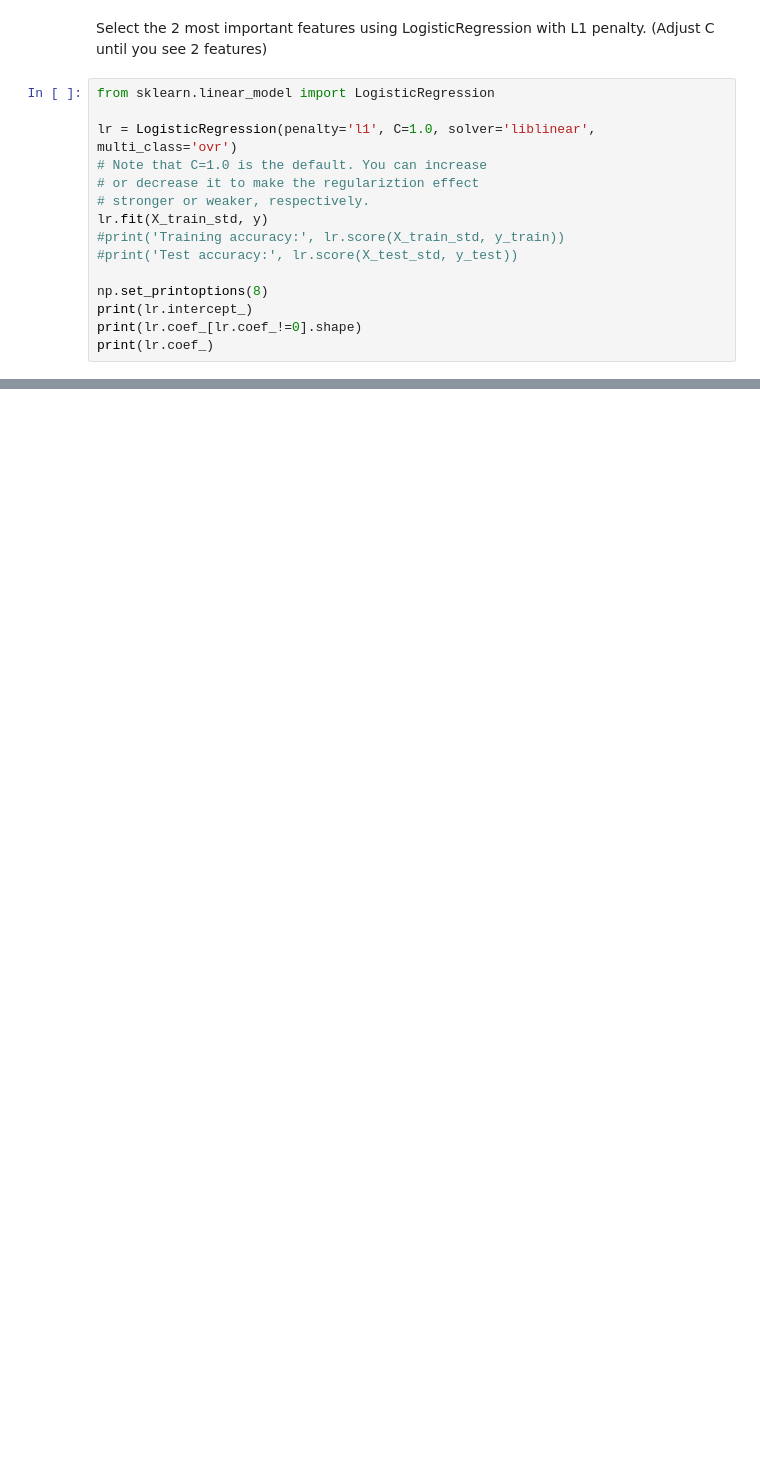
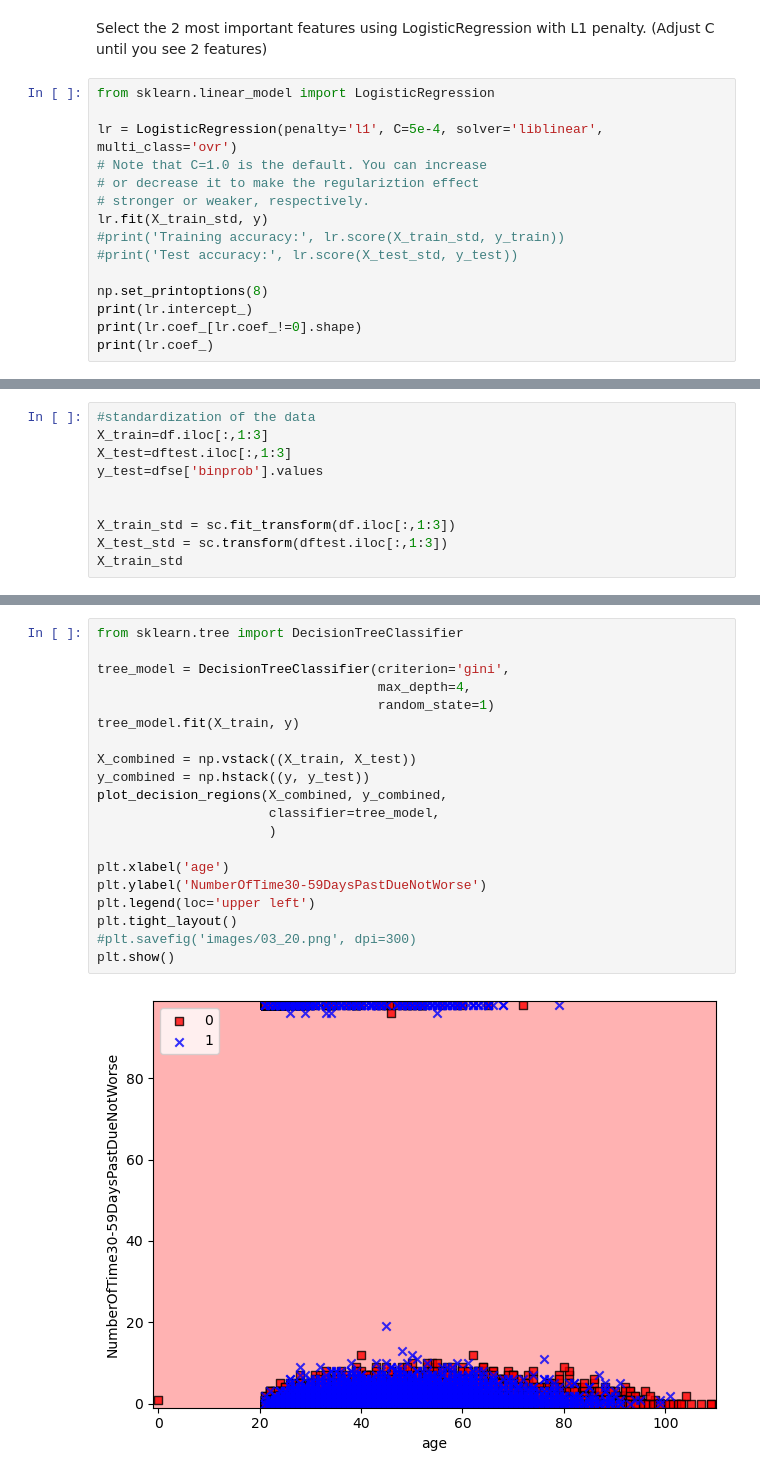
Before and after one commit to martinbandung/Give-Me-Some-Credit, a Jupyter notebook: code/Classifiers.ipynb, the cells around one changed output, grey strips where cells are left out. Drawn from its saved outputs; the diff is of its cells as text; blank space fills up the shorter version.

```diff
--- a/code/Classifiers.ipynb
+++ b/code/Classifiers.ipynb
@@ -114,7 +112,7 @@ Select the 2 most important features using LogisticRegression with L1 penalty. (
 # %%
 from sklearn.linear_model import LogisticRegression
 
-lr = LogisticRegression(penalty='l1', C=1.0, solver='liblinear', multi_class='ovr')
+lr = LogisticRegression(penalty='l1', C=5e-4, solver='liblinear', multi_class='ovr')
 # Note that C=1.0 is the default. You can increase
 # or decrease it to make the regulariztion effect
 # stronger or weaker, respectively.
@@ -133,0 +143,10 @@ print(lr.coef_)
+# %%
+#standardization of the data
+X_train=df.iloc[:,1:3]
+X_test=dftest.iloc[:,1:3]
+y_test=dfse['binprob'].values
+
+
+X_train_std = sc.fit_transform(df.iloc[:,1:3])
+X_test_std = sc.transform(dftest.iloc[:,1:3])
+X_train_std
@@ -133,0 +163,22 @@ print(lr.coef_)
+# %%
+from sklearn.tree import DecisionTreeClassifier
+
+tree_model = DecisionTreeClassifier(criterion='gini',
+                                    max_depth=4,
+                                    random_state=1)
+tree_model.fit(X_train, y)
+
+X_combined = np.vstack((X_train, X_test))
+y_combined = np.hstack((y, y_test))
+plot_decision_regions(X_combined, y_combined,
+                      classifier=tree_model,
+                      )
+
+plt.xlabel('age')
+plt.ylabel('NumberOfTime30-59DaysPastDueNotWorse')
+plt.legend(loc='upper left')
+plt.tight_layout()
+#plt.savefig('images/03_20.png', dpi=300)
+plt.show()
+# %% [output]
+[figure, added]
```
Also changed, not shown: parts of 12 cells of this notebook, 6 other files.
